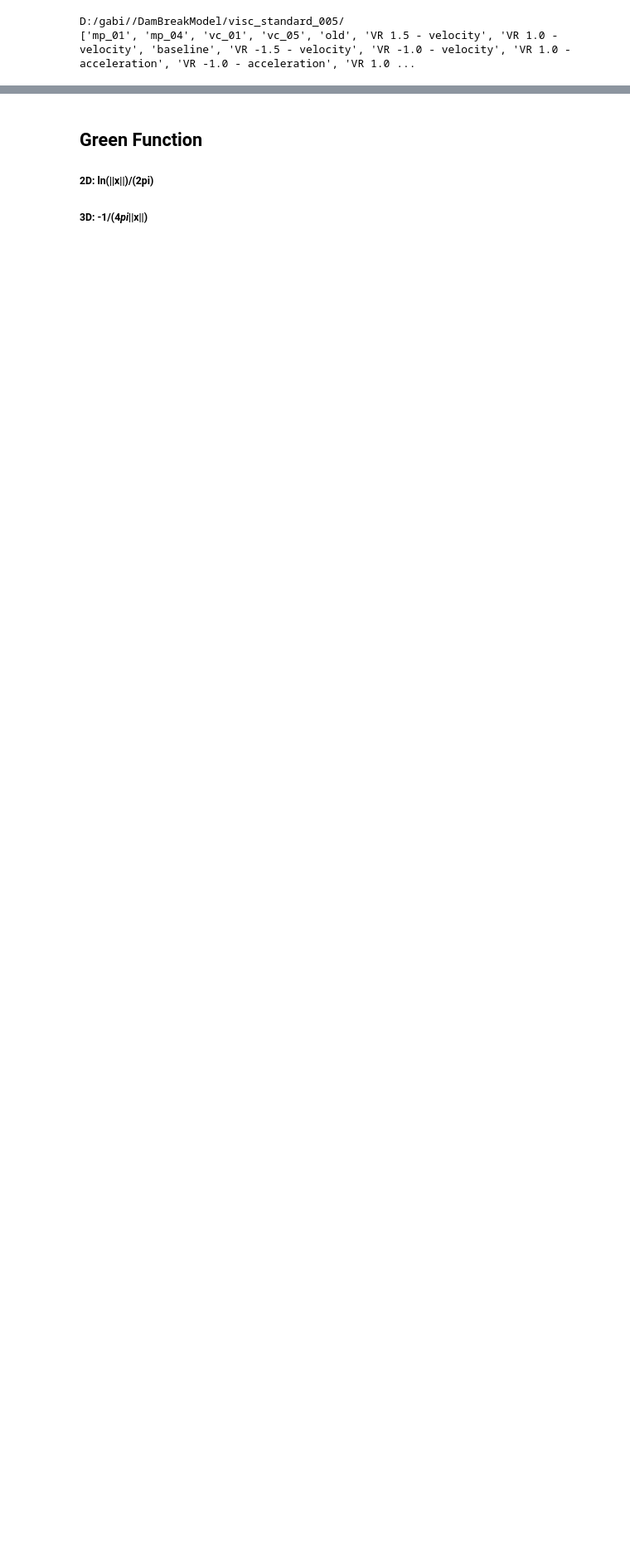
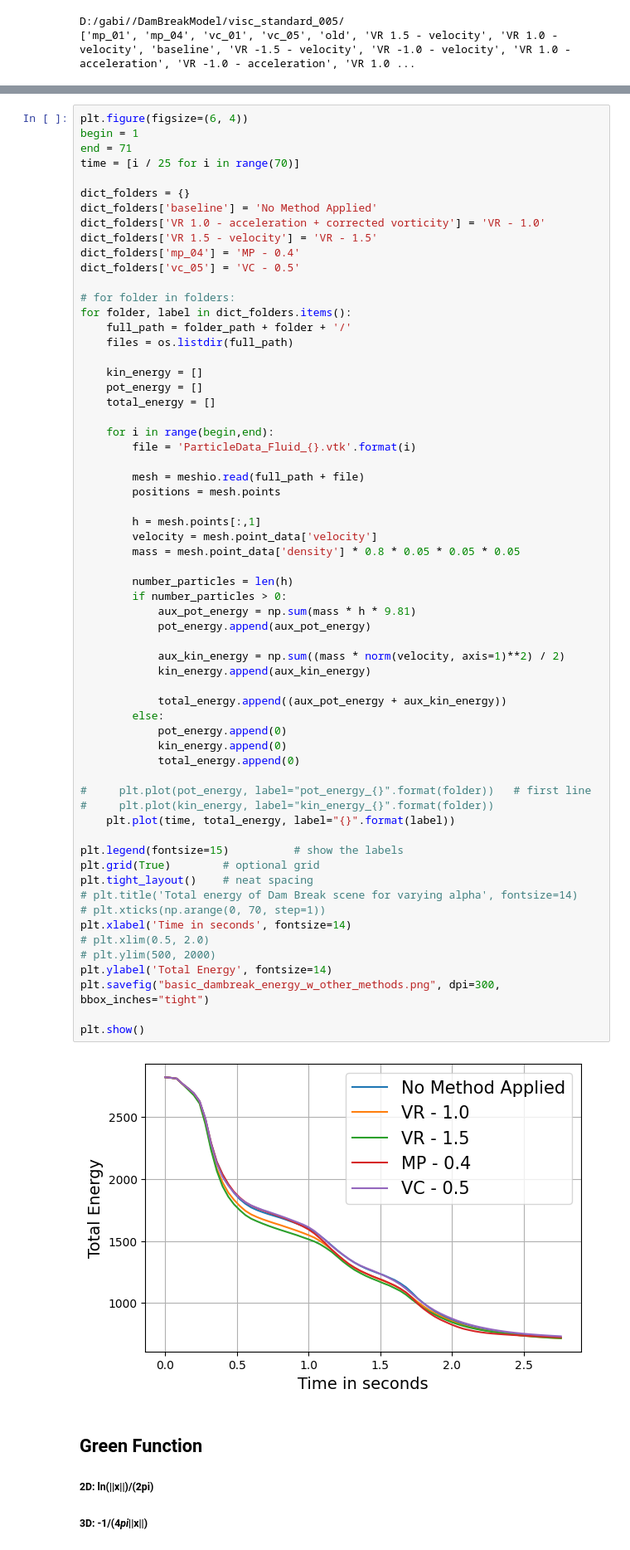
Before and after one commit to gabiileticia/analysis, a Jupyter notebook: final_notebook.ipynb, the cells around one changed output, grey strips where cells are left out. Shown at 83% size. Drawn from its saved outputs; the diff is of its cells as text; blank space fills up the shorter version.

```diff
--- a/final_notebook.ipynb
+++ b/final_notebook.ipynb
@@ -98,6 +99,70 @@ plt.savefig("basic_dambreak_energy.png", dpi=300, bbox_inches="tight")
 plt.show()
 # %% [output]
 [figure]
+# %%
+plt.figure(figsize=(6, 4))
+begin = 1
+end = 71
+time = [i / 25 for i in range(70)]
+
+dict_folders = {}
+dict_folders['baseline'] = 'No Method Applied'
+dict_folders['VR 1.0 - acceleration + corrected vorticity'] = 'VR - 1.0'
+dict_folders['VR 1.5 - velocity'] = 'VR - 1.5'
+dict_folders['mp_04'] = 'MP - 0.4'
+dict_folders['vc_05'] = 'VC - 0.5'
+
+# for folder in folders:
+for folder, label in dict_folders.items():
+    full_path = folder_path + folder + '/'
+    files = os.listdir(full_path)
+
+    kin_energy = []
+    pot_energy = []
+    total_energy = []
+
+    for i in range(begin,end):
+        file = 'ParticleData_Fluid_{}.vtk'.format(i)
+
+        mesh = meshio.read(full_path + file)
+        positions = mesh.points
+
+        h = mesh.points[:,1]
+        velocity = mesh.point_data['velocity']
+        mass = mesh.point_data['density'] * 0.8 * 0.05 * 0.05 * 0.05
+
+        number_particles = len(h)
+        if number_particles > 0:
+            aux_pot_energy = np.sum(mass * h * 9.81)
+            pot_energy.append(aux_pot_energy)
+
+            aux_kin_energy = np.sum((mass * norm(velocity, axis=1)**2) / 2)
+            kin_energy.append(aux_kin_energy)
+
+            total_energy.append((aux_pot_energy + aux_kin_energy))
+        else:
+            pot_energy.append(0)
+            kin_energy.append(0)
+            total_energy.append(0)
+
+#     plt.plot(pot_energy, label="pot_energy_{}".format(folder))   # first line
+#     plt.plot(kin_energy, label="kin_energy_{}".format(folder))
+    plt.plot(time, total_energy, label="{}".format(label))
+
+plt.legend(fontsize=15)          # show the labels
+plt.grid(True)        # optional grid
+plt.tight_layout()    # neat spacing
+# plt.title('Total energy of Dam Break scene for varying alpha', fontsize=14)
+# plt.xticks(np.arange(0, 70, step=1))
+plt.xlabel('Time in seconds', fontsize=14)
+# plt.xlim(0.5, 2.0)
+# plt.ylim(500, 2000)
+plt.ylabel('Total Energy', fontsize=14)
+plt.savefig("basic_dambreak_energy_w_other_methods.png", dpi=300, bbox_inches="tight")
+
+plt.show()
+# %% [output]
+[figure, added]
 # %% [markdown]
 ## Green Function
 ##### 2D: ln(||x||)/(2pi)
```
Also changed, not shown: parts of 50 cells of this notebook, 1 other file.
